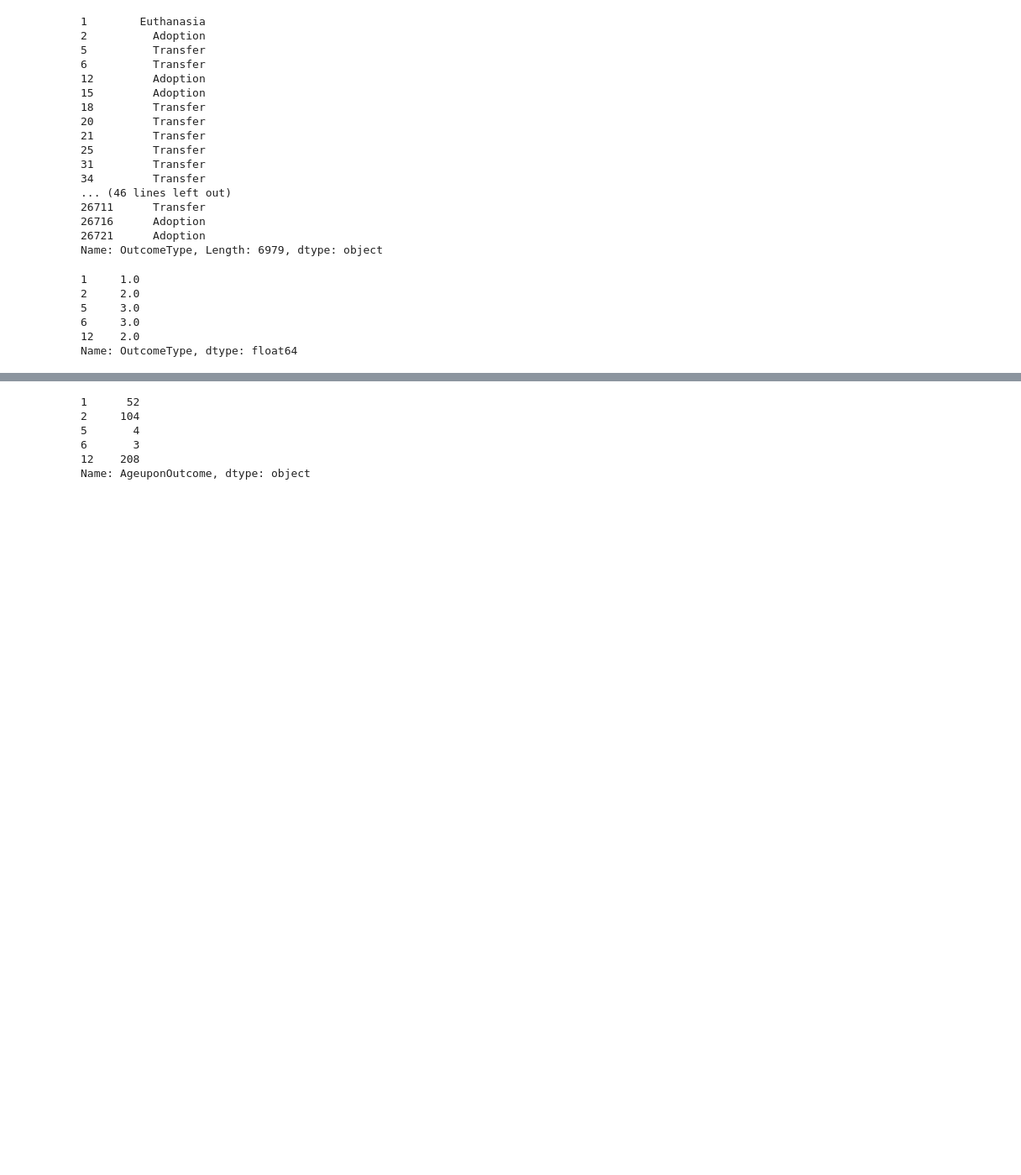
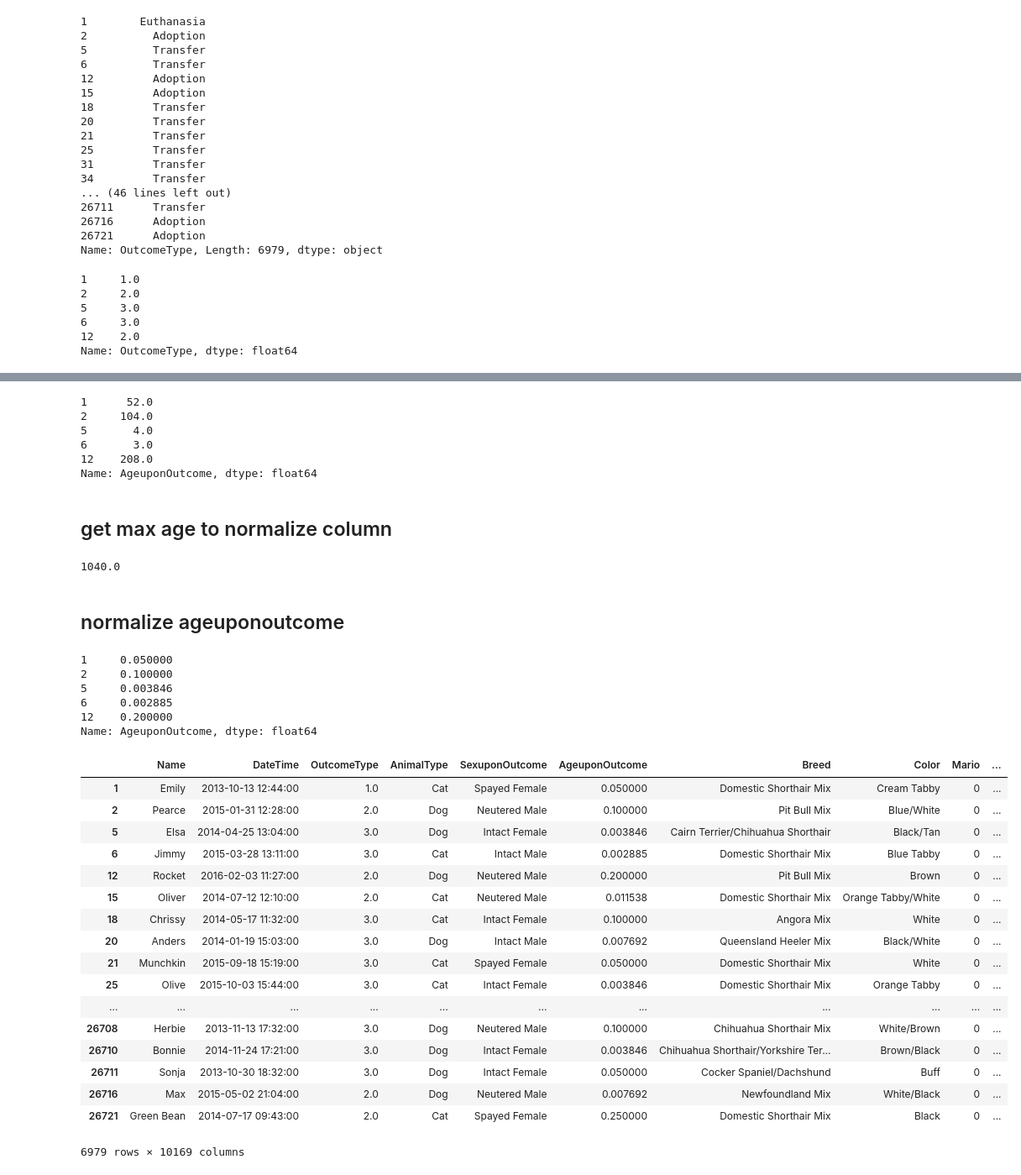
Before and after one commit to cedrictongg/CS5661_DataScience, a Jupyter notebook: project.ipynb, the cells around one changed output, grey strips where cells are left out. Shown: that part at 84% size. Drawn from its saved outputs; the diff is of its cells as text; code cells hidden in the pictures; blank space fills up the shorter version.

Commit message:
normalized ageuponoutcome

```diff
--- a/project.ipynb
+++ b/project.ipynb
@@ -126,26 +128,26 @@ Name: OutcomeType, dtype: float64
 def change_year_month_to_weeks(x):
     count, parse_age = x.split(" ")
     if parse_age == 'month':
-        return 4
+        return int(4)
     elif parse_age == 'months':
         return 4 * int(count)
     elif parse_age == 'year':
-        return 52
+        return int(52)
     elif parse_age == 'years':
         return 52 * int(count)
     elif parse_age == 'week':
-        return count
+        return int(count)
     elif parse_age == 'weeks':
-        return count
+        return int(count)
 
 shelter_df['AgeuponOutcome'] = shelter_df['AgeuponOutcome'].apply(change_year_month_to_weeks)
 
 test_age = shelter_df['AgeuponOutcome']
 test_age.head()
 # %% [output]
-1      52
-2     104
-5       4
-6       3
-12    208
-Name: AgeuponOutcome, dtype: object
+1      52.0
+2     104.0
+5       4.0
+6       3.0
+12    208.0
+Name: AgeuponOutcome, dtype: float64
@@ -153,0 +154,53 @@ from sklearn import preprocessing
+# %% [markdown]
+## get max age to normalize column
+# %%
+max_age = shelter_df['AgeuponOutcome'].max()
+max_age
+# %% [output]
+1040.0
+# %% [markdown]
+## normalize ageuponoutcome
+# %%
+def normalize_age(x):
+    return x/max_age
+
+shelter_df['AgeuponOutcome'] = shelter_df['AgeuponOutcome'].apply(normalize_age)
+
+test_age = shelter_df['AgeuponOutcome']
+test_age.head()
+# %% [output]
+1     0.050000
+2     0.100000
+5     0.003846
+6     0.002885
+12    0.200000
+Name: AgeuponOutcome, dtype: float64
+# %%
+list_nonNumerical = ['Name','DateTime','AnimalType','SexuponOutcome','Breed','Color']
+
+for column in list_nonNumerical:
+    dummies = pd.get_dummies(shelter_df[column])
+    shelter_df[dummies.columns] = dummies
+
+getnewFeatures_X = shelter_df
+
+getnewFeatures_X
+# %% [output]
+|  | Name | DateTime | OutcomeType | AnimalType | SexuponOutcome | AgeuponOutcome | Breed | Color | Mario | ... |
+| 1 | Emily | 2013-10-13 12:44:00 | 1.0 | Cat | Spayed Female | 0.050000 | Domestic Shorthair Mix | Cream Tabby | 0 | ... |
+| 2 | Pearce | 2015-01-31 12:28:00 | 2.0 | Dog | Neutered Male | 0.100000 | Pit Bull Mix | Blue/White | 0 | ... |
+| 5 | Elsa | 2014-04-25 13:04:00 | 3.0 | Dog | Intact Female | 0.003846 | Cairn Terrier/Chihuahua Shorthair | Black/Tan | 0 | ... |
+| 6 | Jimmy | 2015-03-28 13:11:00 | 3.0 | Cat | Intact Male | 0.002885 | Domestic Shorthair Mix | Blue Tabby | 0 | ... |
+| 12 | Rocket | 2016-02-03 11:27:00 | 2.0 | Dog | Neutered Male | 0.200000 | Pit Bull Mix | Brown | 0 | ... |
+| 15 | Oliver | 2014-07-12 12:10:00 | 2.0 | Cat | Neutered Male | 0.011538 | Domestic Shorthair Mix | Orange Tabby/White | 0 | ... |
+| 18 | Chrissy | 2014-05-17 11:32:00 | 3.0 | Cat | Intact Female | 0.100000 | Angora Mix | White | 0 | ... |
+| 20 | Anders | 2014-01-19 15:03:00 | 3.0 | Dog | Intact Male | 0.007692 | Queensland Heeler Mix | Black/White | 0 | ... |
+| 21 | Munchkin | 2015-09-18 15:19:00 | 3.0 | Cat | Spayed Female | 0.050000 | Domestic Shorthair Mix | White | 0 | ... |
+| 25 | Olive | 2015-10-03 15:44:00 | 3.0 | Cat | Intact Female | 0.003846 | Domestic Shorthair Mix | Orange Tabby | 0 | ... |
+| ... | ... | ... | ... | ... | ... | ... | ... | ... | ... | ... |
+| 26708 | Herbie | 2013-11-13 17:32:00 | 3.0 | Dog | Neutered Male | 0.100000 | Chihuahua Shorthair Mix | White/Brown | 0 | ... |
+| 26710 | Bonnie | 2014-11-24 17:21:00 | 3.0 | Dog | Intact Female | 0.003846 | Chihuahua Shorthair/Yorkshire Ter... | Brown/Black | 0 | ... |
+| 26711 | Sonja | 2013-10-30 18:32:00 | 3.0 | Dog | Intact Female | 0.050000 | Cocker Spaniel/Dachshund | Buff | 0 | ... |
+| 26716 | Max | 2015-05-02 21:04:00 | 2.0 | Dog | Neutered Male | 0.007692 | Newfoundland Mix | White/Black | 0 | ... |
+| 26721 | Green Bean | 2014-07-17 09:43:00 | 2.0 | Cat | Spayed Female | 0.250000 | Domestic Shorthair Mix | Black | 0 | ... |
+6979 rows × 10169 columns
```
Also changed, not shown: parts of 9 cells of this notebook.
